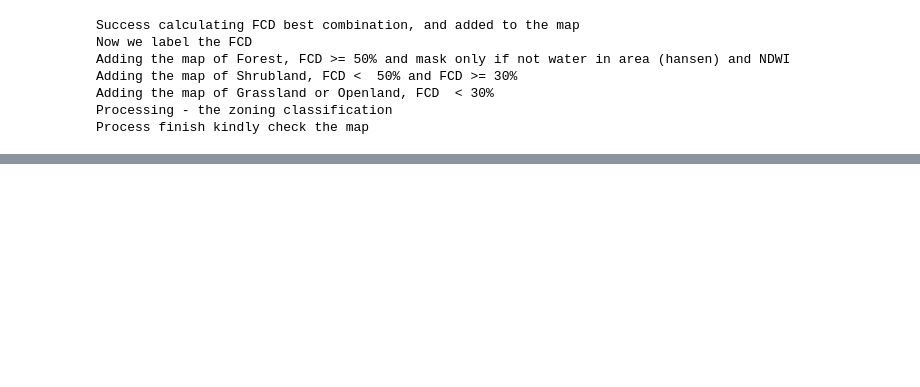
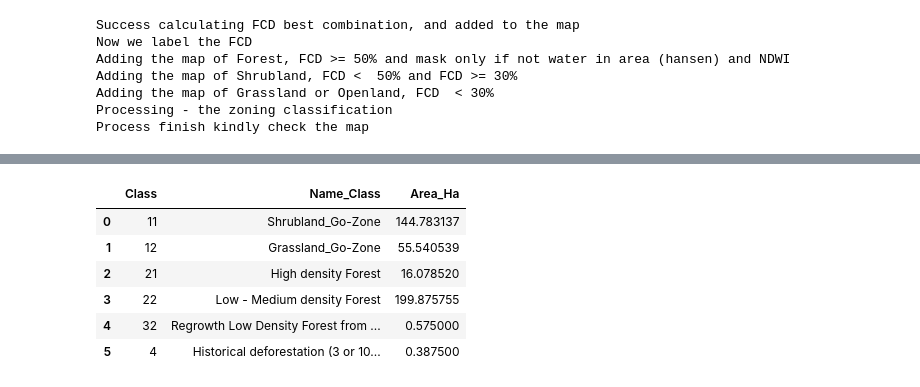
Before and after one commit to miqbalf/GEE_notebook_Forestry, a Jupyter notebook: QuickCheck_Sentinel_Hansen_v6.ipynb, the cells around one changed output, grey strips where cells are left out. Drawn from its saved outputs; the diff is of its cells as text; code cells hidden in the pictures; blank space fills up the shorter version.

Commit message:
added_area_map_adjusted_area

```diff
--- a/QuickCheck_Sentinel_Hansen_v6.ipynb
+++ b/QuickCheck_Sentinel_Hansen_v6.ipynb
@@ -1358,7 +1358,8 @@ if algor_process == 'arief_hansen' or algor_process == 'hansen_arief':
 
 # processing if fcd used
 if algor_process == 'fcd_galcit':
-    FCD = FCD2_1
+    FCD = ee.Image(FCD1_1.select(['FCD']))
+    Map.addLayer(FCD,{'min':0 ,'max':80, 'palette':['ff4c16', 'ffd96c', '39a71d']},'FCD_SELECTED')
 
     print('Success calculating FCD best combination, and added to the map')
     print('Now we label the FCD')
@@ -1367,6 +1368,7 @@ if algor_process == 'fcd_galcit':
     WaterinAOI = AOI_img.mask().updateMask(WaterMask)
     # unmasked the water (hansen)
     unmaskedWaterAOI = AOI_img.unmask().updateMask(WaterinAOI.mask().Not()).clip(AOI)
+    Map.addLayer(unmaskedWaterAOI,{},'unmasked_water_test')
 
     ######### Zone 5: Water Body - NDWI Sentinel
     # from a function, output is already assigned in a band name: Class : 5
@@ -1377,21 +1379,22 @@ if algor_process == 'fcd_galcit':
 
     print(f'Adding the map of Forest, FCD >= {yrf_forest}% and mask only if not water in area (hansen) and NDWI')
     #Forest
-    AllForest = FCD.mask(FCD.gte(yrf_forest).And(unmaskedWaterAOI))
-    HighForestDense = FCD.mask(FCD.gte(high_forest).And(unmaskedWaterAOI))
-    YRFForestDense = FCD.mask(FCD.gte(yrf_forest).And(unmaskedWaterAOI).And(FCD.lt(high_forest)))
+    AllForest = FCD.mask(FCD.gte(yrf_forest)).And(unmaskedWaterAOI)
+    HighForestDense = FCD.mask(FCD.gte(high_forest)).And(unmaskedWaterAOI)
+    YRFForestDense = FCD.mask(FCD.gte(yrf_forest).And(FCD.lt(high_forest))).And(unmaskedWaterAOI)
+    Map.addLayer(AllForest,{'min':0 ,'max':100}, 'AllForest')
     Map.addLayer(HighForestDense, {'min':0 ,'max':100}, f'Forest (FCD >= {high_forest}%)')
 
     Map.addLayer(YRFForestDense, {'min':0 ,'max':100}, f'Forest (FCD >= {yrf_forest}%) and < {high_forest}%')
 
     print(f'Adding the map of Shrubland, FCD <  {yrf_forest}% and FCD >= {shrub_grass}%')
     #Shrubland
-    Shrubland = FCD.mask(FCD.lt(yrf_forest).And(FCD.gte(shrub_grass)).And(unmaskedWaterAOI))
+    Shrubland = FCD.mask(FCD.lt(yrf_forest).And(FCD.gte(shrub_grass))).And(unmaskedWaterAOI)
     Map.addLayer(Shrubland, {'min':0 ,'max':100}, f'Shrubland ({shrub_grass}% <= FCD < {yrf_forest}%)')
 
     print(f'Adding the map of Grassland or Openland, FCD  < {shrub_grass}%')
     #Grassland / openland
-    Grassland = FCD.mask(FCD.lt(shrub_grass).And(unmaskedWaterAOI))
+    Grassland = FCD.mask(FCD.lt(shrub_grass)).And(unmaskedWaterAOI)
     Map.addLayer(Grassland, {'min':0 ,'max':100}, f'Grassland (FCD < {shrub_grass})')
 
     hiforest_masked = AllForest
@@ -1545,7 +1548,7 @@ elif algor_process == 'Hansen':
             # Use sampleRegions to extract pixel values at the point locations
             sampled_points = unmasked_band.sampleRegions(
                 collection=ref_point_loc,
-                scale=10
+                scale=5
             )
 
             pixel_values = sampled_points.aggregate_array(band_name_image).getInfo()
@@ -1744,7 +1747,7 @@ elif algor_process == 'hansen_arief':
             # Use sampleRegions to extract pixel values at the point locations
             sampled_points = unmasked_band.sampleRegions(
                 collection=ref_point_loc,
-                scale=10
+                scale=5
             )
 
             pixel_values = sampled_points.aggregate_array(band_name_image).getInfo()
@@ -1848,3 +2038,52 @@ if smaller_aoi:
+# %%
+features = result_fc.toList(result_fc.size())
+# Create an empty list to store the data
+data = {'Class': [], 'Area_Ha': []}
+
+# Iterate through the features and extract the properties
+for i in range(result_fc.size().getInfo()):
+    feature = ee.Feature(features.get(i))
+    properties = feature.toDictionary().getInfo()
+
+    # Extract the class and area_ha properties
+    class_value = properties['Class']
+    area_ha = properties['Area_ha']
+
+    # Append the values to the data dictionary
+    data['Class'].append(class_value)
+    data['Area_Ha'].append(area_ha)
+
+# Create the pandas DataFrame
+df = pd.DataFrame(data)
+
+# Optionally, you can map the class values to the corresponding class names
+class_name_map = {
+    '11': 'Shrubland_Go-Zone',
+    '12': 'Grassland_Go-Zone',
+    '21': 'High density Forest',
+    '22': 'Low - Medium density Forest',
+    '31': 'Regrowth High Density Forest from deforested (historical)',
+    '32': 'Regrowth Low Density Forest from deforested (historical)',
+    '4': 'Historical deforestation (3 or 10 years rule)',
+    '5': 'Water Body'
+}
+
+# Map class names to the DataFrame
+df['Name_Class'] = df['Class'].map(class_name_map)
+
+# Reorder the columns if needed
+df = df[['Class', 'Name_Class', 'Area_Ha']]
+
+# Print the DataFrame
+df
+# %% [output]
+|  | Class | Name_Class | Area_Ha |
+| 0 | 11 | Shrubland_Go-Zone | 144.783137 |
+| 1 | 12 | Grassland_Go-Zone | 55.540539 |
+| 2 | 21 | High density Forest | 16.078520 |
+| 3 | 22 | Low - Medium density Forest | 199.875755 |
+| 4 | 32 | Regrowth Low Density Forest from ... | 0.575000 |
+| 5 | 4 | Historical deforestation (3 or 10... | 0.387500 |
 # %%
 Map.addLayerControl()
 Map
```
Also changed, not shown: parts of 38 cells of this notebook, 1 other file.
